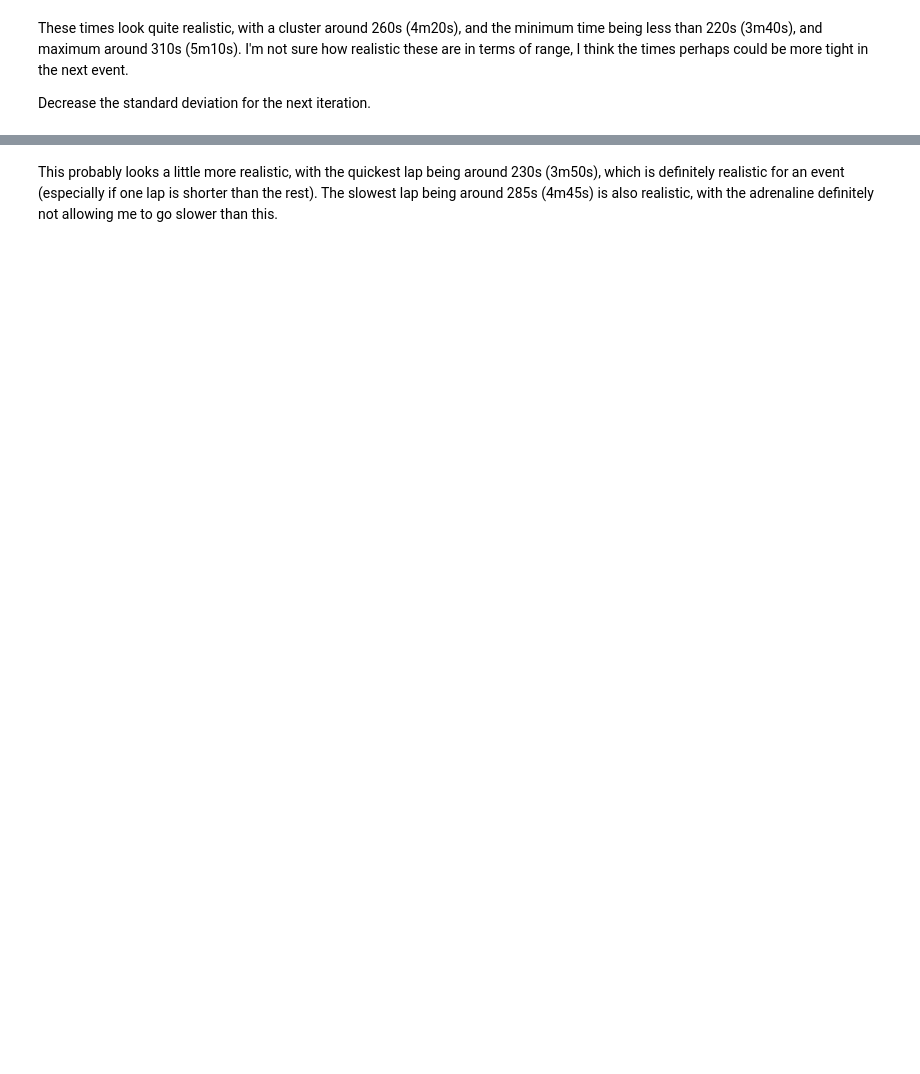
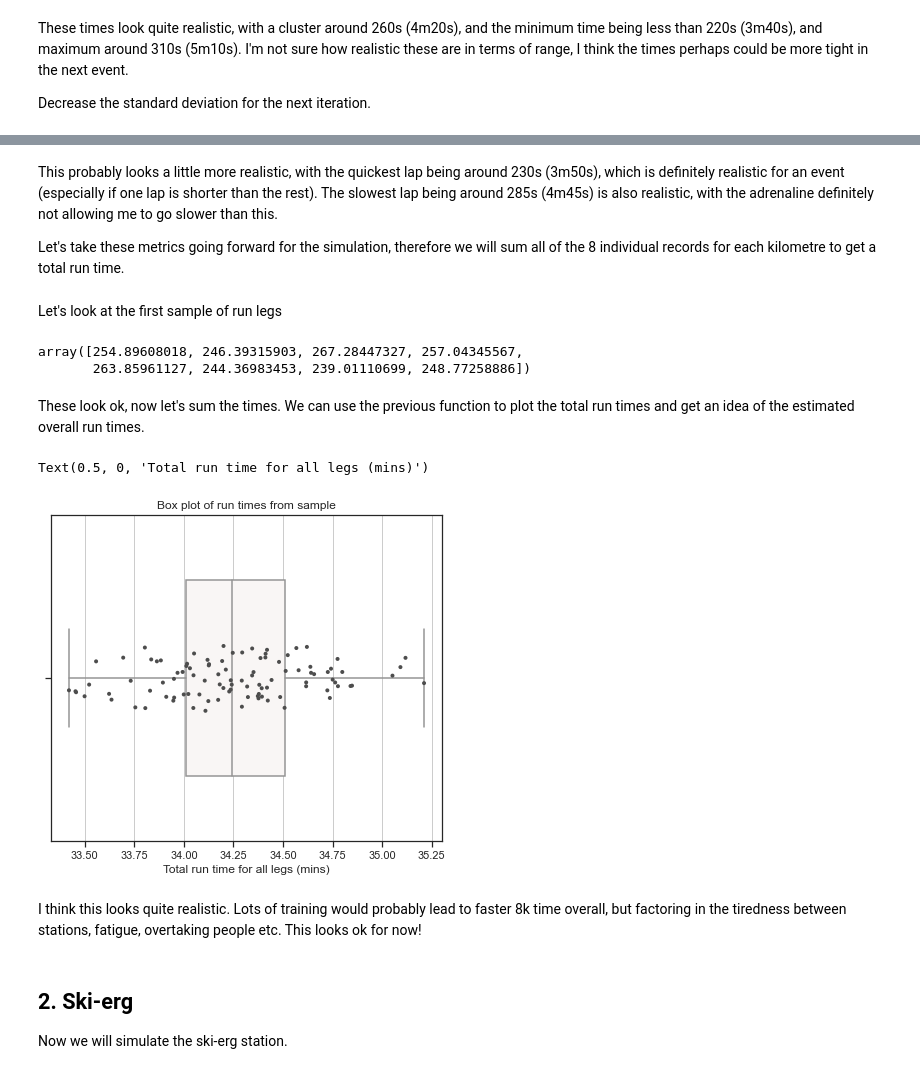
Before and after one commit to philip-papasavvas/ml_sandbox, a Jupyter notebook: notebook-projects/hyrox_simulation.ipynb, the cells around one changed output, grey strips where cells are left out. Cells and saved outputs as stored; diff of their text form; code cells hidden in the pictures; blank space fills up the shorter version.

```diff
--- a/notebook-projects/hyrox_simulation.ipynb
+++ b/notebook-projects/hyrox_simulation.ipynb
@@ -105,2 +163,32 @@ plot_run_results(times_vector=new_sample)
 # %% [markdown]
 This probably looks a little more realistic, with the quickest lap being around 230s (3m50s), which is definitely realistic for an event (especially if one lap is shorter than the rest). The slowest lap being around 285s (4m45s) is also realistic, with the adrenaline definitely not allowing me to go slower than this.
+
+Let's take these metrics going forward for the simulation, therefore we will sum all of the 8 individual records for each kilometre to get a total run time.
+# %%
+simulated_run_legs = np.random.normal(
+    loc=results_describe['mean'],
+    scale=0.75*results_describe['std'],
+    size=(100, 8))
+# %% [markdown]
+Let's look at the first sample of run legs
+# %%
+simulated_run_legs[1,:]
+# %% [output]
+array([254.89608018, 246.39315903, 267.28447327, 257.04345567,
+       263.85961127, 244.36983453, 239.01110699, 248.77258886])
+# %% [markdown]
+These look ok, now let's sum the times. We can use the previous function to plot the total run times and get an idea of the estimated overall run times.
+# %%
+simulated_run_times = simulated_run_legs.sum(axis=1)
+# %%
+plot_run_results(simulated_run_times/60)
+# adjust the title as it's not correct
+plt.xlabel("Total run time for all legs (mins)")
+# %% [output]
+Text(0.5, 0, 'Total run time for all legs (mins)')
+[figure, added]
+# %% [markdown]
+I think this looks quite realistic. Lots of training would probably lead to faster 8k time overall, but factoring in the tiredness between stations, fatigue, overtaking people etc. This looks ok for now!
+# %% [markdown]
+## 2. Ski-erg
+Now we will simulate the ski-erg station.
```
Also changed, not shown: parts of 24 cells of this notebook, 1 other file.
